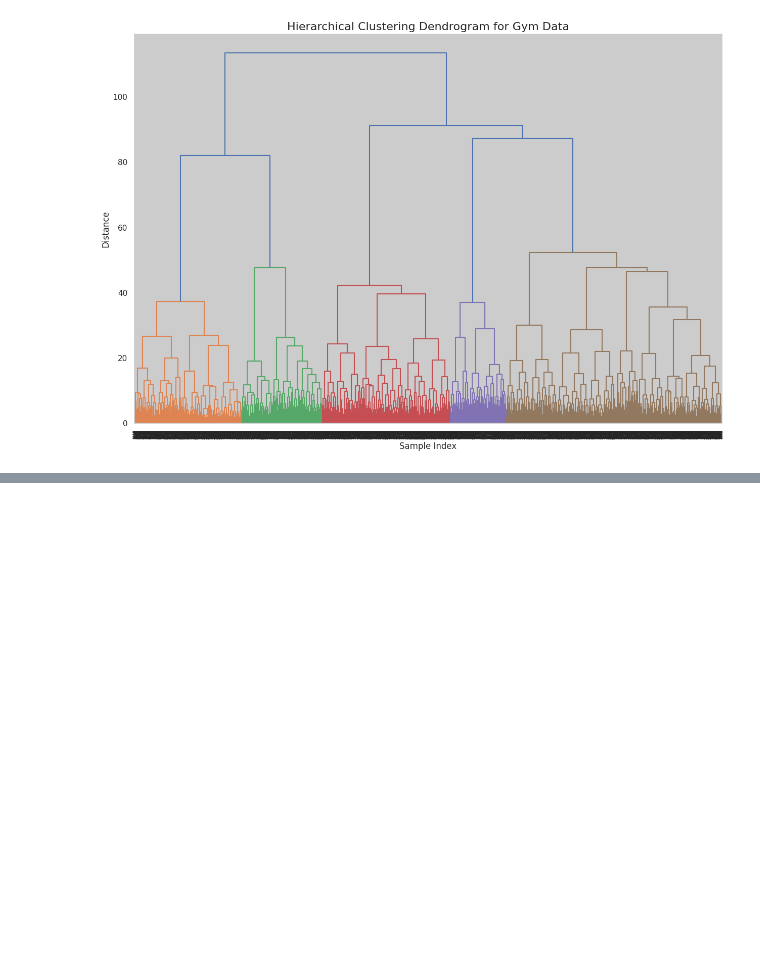
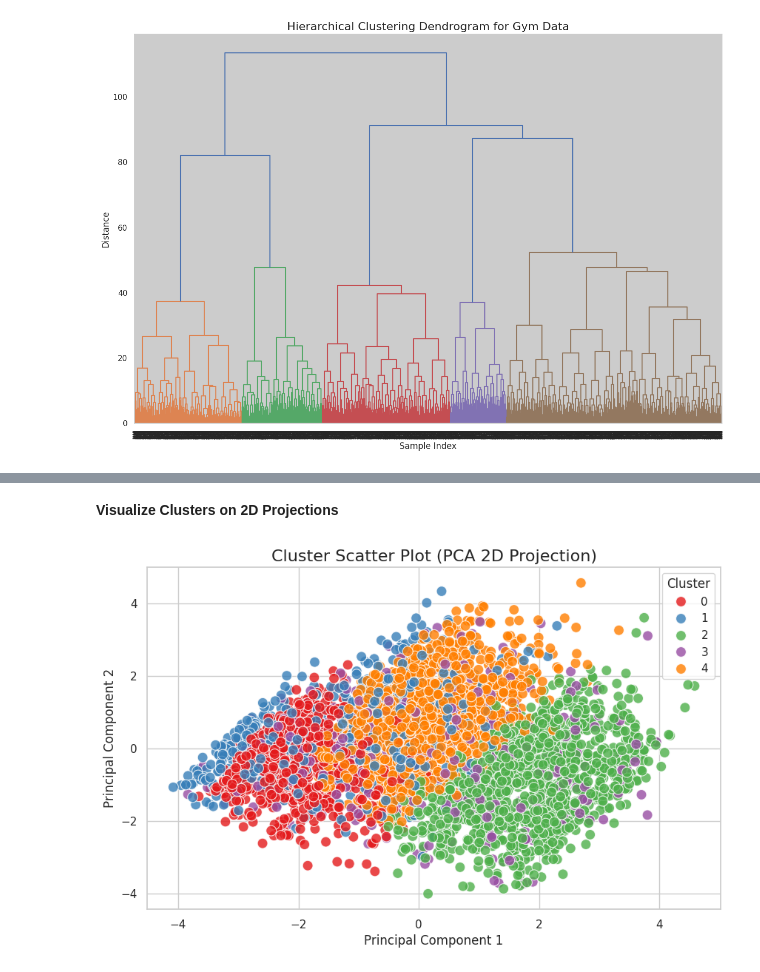
Before and after one commit to bhutto17/Fitness-Center-Retention-Analysis, a Jupyter notebook: Fitness_Center_Retention_Analysis.ipynb, the cells around one changed output, grey strips where cells are left out. Saved outputs shown, nothing was run; the diff lists cells and outputs as text; code cells hidden in the pictures; blank space fills up the shorter version.

```diff
--- a/Fitness_Center_Retention_Analysis.ipynb
+++ b/Fitness_Center_Retention_Analysis.ipynb
@@ -763,0 +838,17 @@ plt.show()
+# %% [markdown]
+**Visualize Clusters on 2D Projections**
+# %%
+from sklearn.decomposition import PCA
+
+pca = PCA(n_components=2)
+X_pca = pca.fit_transform(x_sc)
+
+plt.figure(figsize=(10, 6))
+sns.scatterplot(x=X_pca[:, 0], y=X_pca[:, 1], hue=labels, palette='Set1', s=100, alpha=0.8)
+plt.title('Cluster Scatter Plot (PCA 2D Projection)', fontsize=16)
+plt.xlabel('Principal Component 1')
+plt.ylabel('Principal Component 2')
+plt.legend(title="Cluster")
+plt.show()
+# %% [output]
+[figure, added]
```
Also changed, not shown: parts of 16 cells of this notebook.
